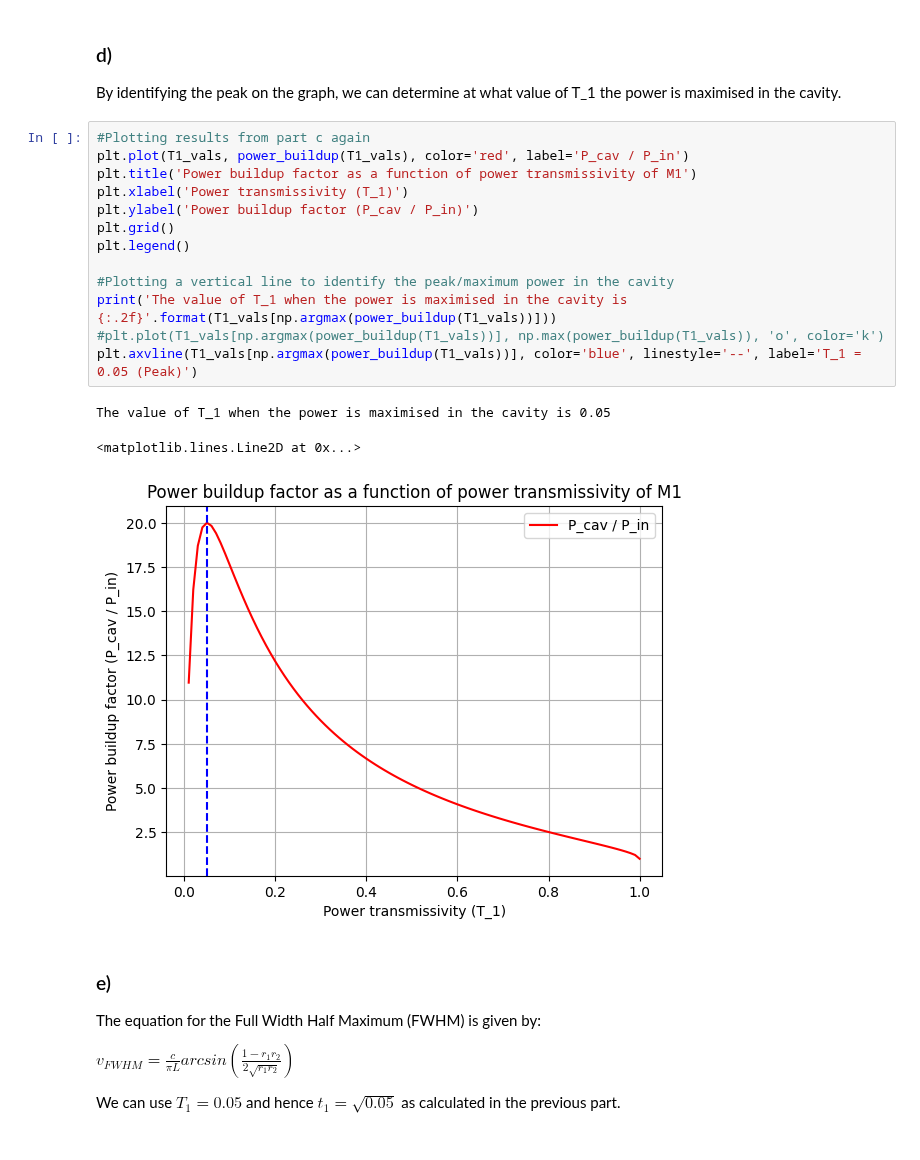
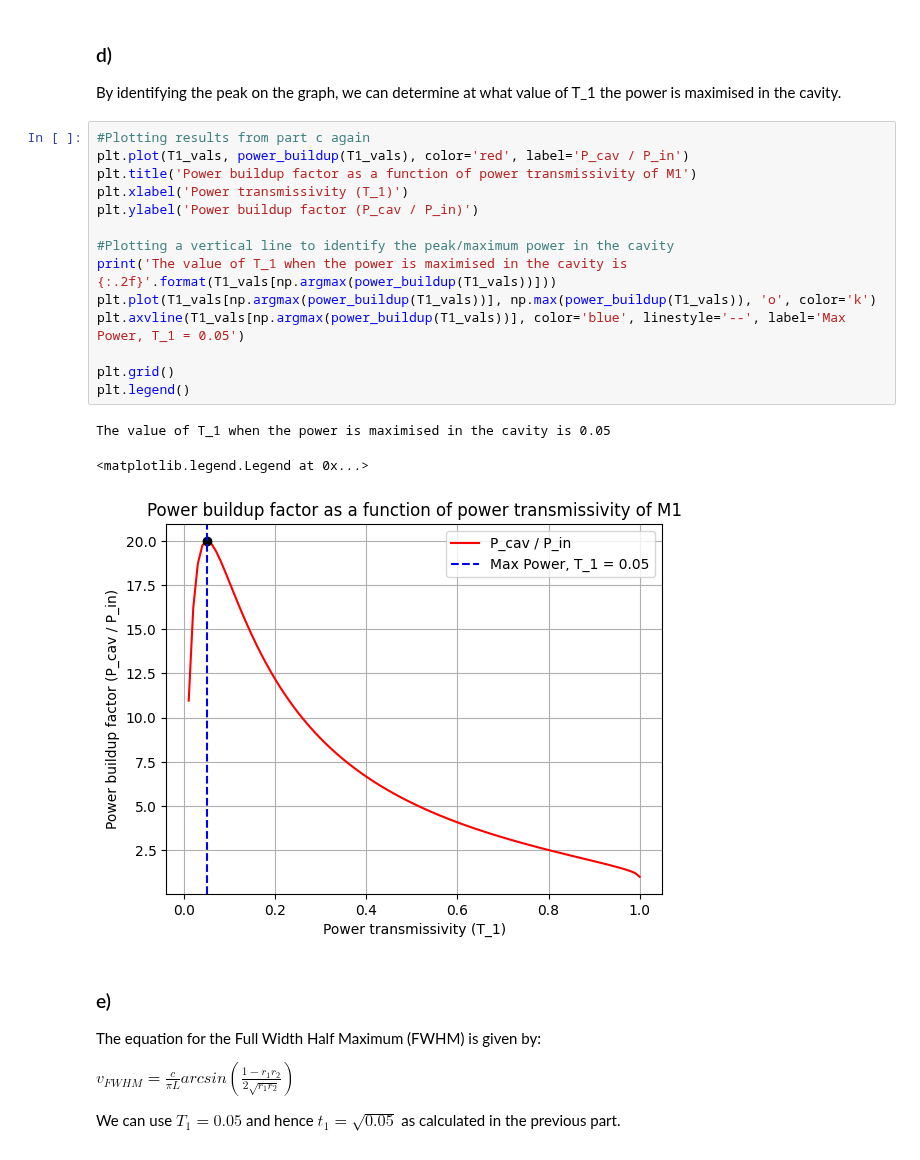
Before and after one commit to Clarke-Henshaw-Miles/extra, a Jupyter notebook: GW/GWCA4.ipynb, the cells around one changed output. Drawn from its saved outputs; the diff is of its cells as text.

```diff
--- a/GW/GWCA4.ipynb
+++ b/GW/GWCA4.ipynb
@@ -89,20 +89,21 @@ By identifying the peak on the graph, we can determine at what value of T_1 the
 # %%
 #Plotting results from part c again
 plt.plot(T1_vals, power_buildup(T1_vals), color='red', label='P_cav / P_in')
 plt.title('Power buildup factor as a function of power transmissivity of M1')
 plt.xlabel('Power transmissivity (T_1)')
 plt.ylabel('Power buildup factor (P_cav / P_in)')
-plt.grid()
-plt.legend()
 
 #Plotting a vertical line to identify the peak/maximum power in the cavity
 print('The value of T_1 when the power is maximised in the cavity is {:.2f}'.format(T1_vals[np.argmax(power_buildup(T1_vals))]))
-#plt.plot(T1_vals[np.argmax(power_buildup(T1_vals))], np.max(power_buildup(T1_vals)), 'o', color='k')
-plt.axvline(T1_vals[np.argmax(power_buildup(T1_vals))], color='blue', linestyle='--', label='T_1 = 0.05 (Peak)')
+plt.plot(T1_vals[np.argmax(power_buildup(T1_vals))], np.max(power_buildup(T1_vals)), 'o', color='k')
+plt.axvline(T1_vals[np.argmax(power_buildup(T1_vals))], color='blue', linestyle='--', label='Max Power, T_1 = 0.05')
+
+plt.grid()
+plt.legend()
 # %% [output]
 The value of T_1 when the power is maximised in the cavity is 0.05
-<matplotlib.lines.Line2D at 0x...>
+<matplotlib.legend.Legend at 0x...>
-[figure, old version]
+[figure, new version]
 # %% [markdown]
 ### e)
 The equation for the Full Width Half Maximum (FWHM) is given by:
```
Also changed, not shown: parts of 3 cells of this notebook.
